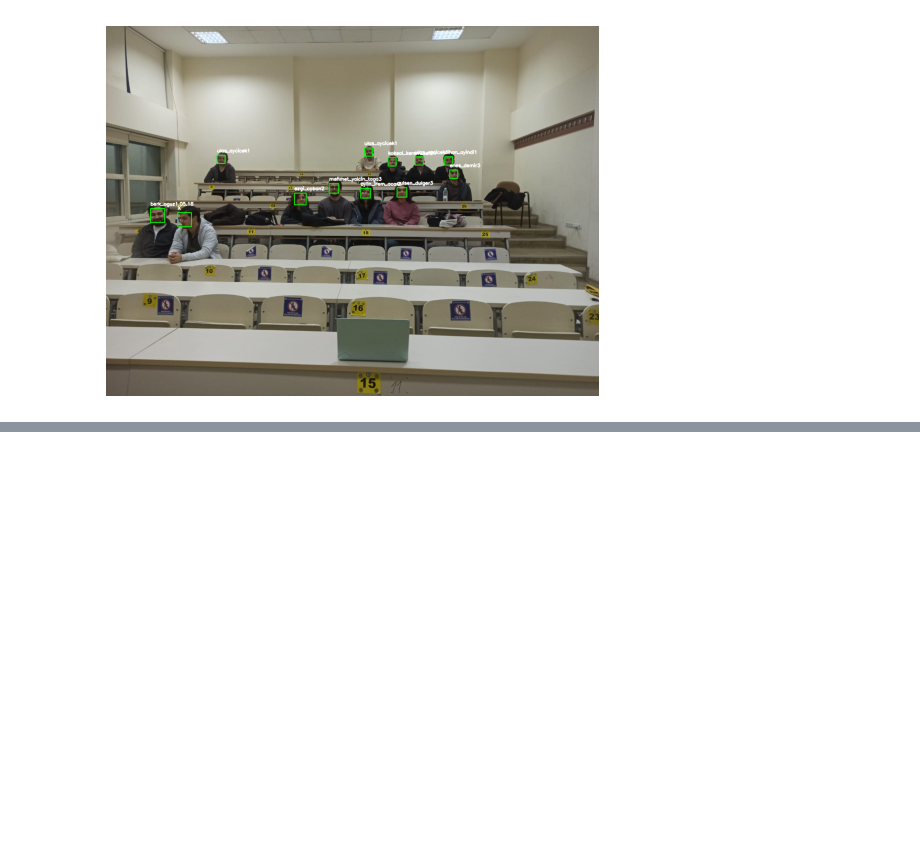
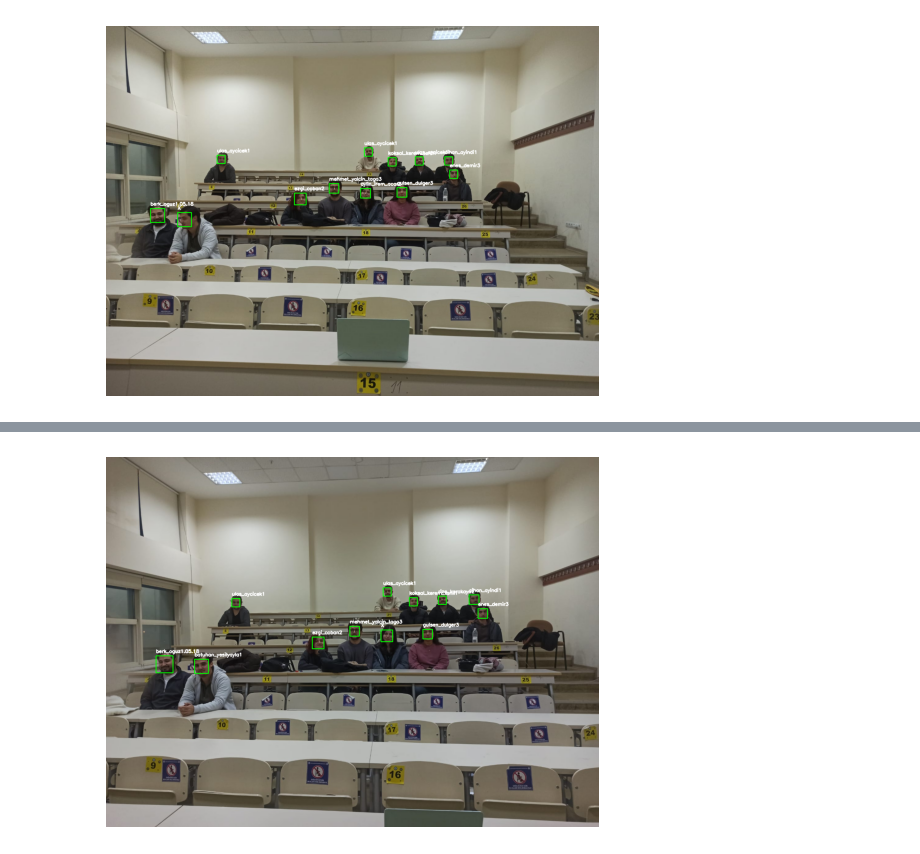
Before and after one commit to GokceSoylu/AttendanceSystem, a Jupyter notebook: updated_system.ipynb, the cells around one changed output, grey strips where cells are left out. Saved outputs shown, nothing was run; the diff lists cells and outputs as text; code cells hidden in the pictures; blank space fills up the shorter version.

Commit message:
class1 yüzler aşgılandı arka kısımdakiler tanınamadı

```diff
--- a/updated_system.ipynb
+++ b/updated_system.ipynb
@@ -369,3 +369,87 @@ Yoklama kaydedildi: ulas_aycicek1
 Yoklama kaydedildi: gulsen_dulger3
 Yoklama kaydedildi: X
 [figure]
+# %%
+import cv2
+import face_recognition
+import numpy as np
+import os
+import matplotlib.pyplot as plt
+from datetime import datetime
+
+# 1. Öğrencilerin yüz bilgilerini yükleme
+def load_known_faces_and_names(known_faces_path):
+    known_encodings = []
+    known_names = []
+    for file_name in os.listdir(known_faces_path):
+        if file_name.endswith((".jpg", ".png", ".jpeg", ".webp")):
+            image = face_recognition.load_image_file(f"{known_faces_path}/{file_name}")
+            encoding = face_recognition.face_encodings(image)
+            if encoding:  # Eğer yüz bulunmuşsa
+                known_encodings.append(encoding[0])  # İlk yüzü alıyoruz
+                known_names.append(os.path.splitext(file_name)[0])  # Dosya adı isim olarak kullanılır
+    return known_encodings, known_names
+
+# 2. Yoklama kaydı
+def mark_attendance(name):
+    with open("/Users/gokcesoylu/AttendanceSystem/class_attendance.csv", "a") as file:
+        now = datetime.now()
+        dt_string = now.strftime("%Y-%m-%d %H:%M:%S")
+        file.write(f"{name},{dt_string}\n")
+    print(f"Yoklama kaydedildi: {name}")
+
+# Görüntüyü yeniden boyutlandırma (büyütmek için kullanılıyor)
+def resize_image(image, scale=1.5):
+    width = int(image.shape[1] * scale)
+    height = int(image.shape[0] * scale)
+    return cv2.resize(image, (width, height))
+
+# Histogram eşitleme (görüntü netliğini artırır)
+def enhance_image(image):
+    image_yuv = cv2.cvtColor(image, cv2.COLOR_BGR2YUV)
+    image_yuv[:, :, 0] = cv2.equalizeHist(image_yuv[:, :, 0])
+    return cv2.cvtColor(image_yuv, cv2.COLOR_YUV2BGR)
+
+def main():
+    known_faces_path = "/Users/gokcesoylu/AttendanceSystem/known_faces"
+    known_encodings, known_names = load_known_faces_and_names(known_faces_path)
+
+    test_image_path = "/Users/gokcesoylu/AttendanceSystem/test_images/class2.jpeg"
+    test_image = cv2.imread(test_image_path)
+
+    # Görüntüyü büyüt ve netliğini artır
+    enhanced_image = enhance_image(test_image)
+    resized_test_image = resize_image(enhanced_image, scale=1.5)
+    rgb_test_image = cv2.cvtColor(resized_test_image, cv2.COLOR_BGR2RGB)
+
+    # Görüntüdeki yüzleri tanıma
+    face_locations = face_recognition.face_locations(rgb_test_image, model="cnn")  # CNN modeli ile algılama
+    face_encodings = face_recognition.face_encodings(rgb_test_image, face_locations)
+
+    # Yüz tanıma işlemi
+    for face_encoding, face_location in zip(face_encodings, face_locations):
+        matches = face_recognition.compare_faces(known_encodings, face_encoding)
+        name = "X"
+        face_distances = face_recognition.face_distance(known_encodings, face_encoding)
+
+        if len(face_distances) > 0:
+            best_match_index = np.argmin(face_distances)
+            if matches[best_match_index]:
+                name = known_names[best_match_index]
+
+        mark_attendance(name)
+
+        # Tanınan yüzlerin üzerine etiket ekleme
+        (top, right, bottom, left) = [int(coord / 1.5) for coord in face_location]  # Koordinatları eski boyuta uyarla
+        cv2.rectangle(test_image, (left, top), (right, bottom), (0, 255, 0), 2)
+        cv2.putText(test_image, name, (left, top - 10), cv2.FONT_HERSHEY_SIMPLEX, 0.5, (255, 255, 255), 2)
+
+    # Test görüntüsünü gösterme
+    test_image_bgr = cv2.cvtColor(test_image, cv2.COLOR_BGR2RGB)
+    plt.imshow(test_image_bgr)
+    plt.axis("off")
+    plt.show()
+
+if __name__ == "__main__":
+    main()
+# %% [output]
@@ -371,0 +468 @@ Yoklama kaydedildi: X
+[figure, added]
```
Also changed, not shown: parts of 2 cells of this notebook, 1 other file.
